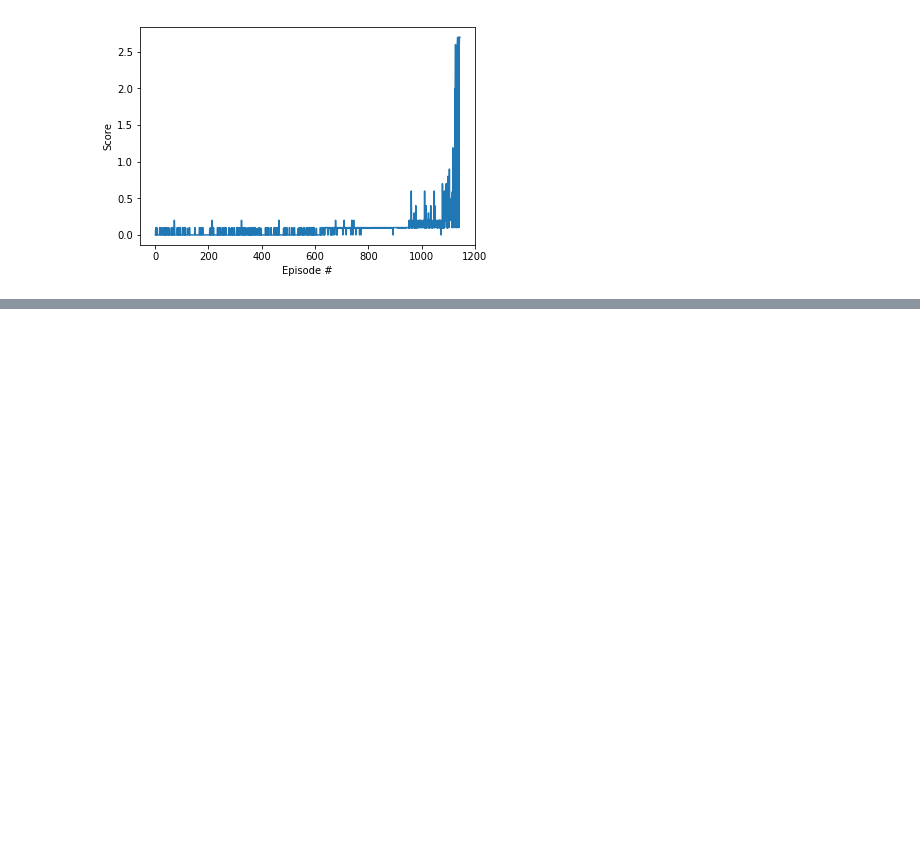
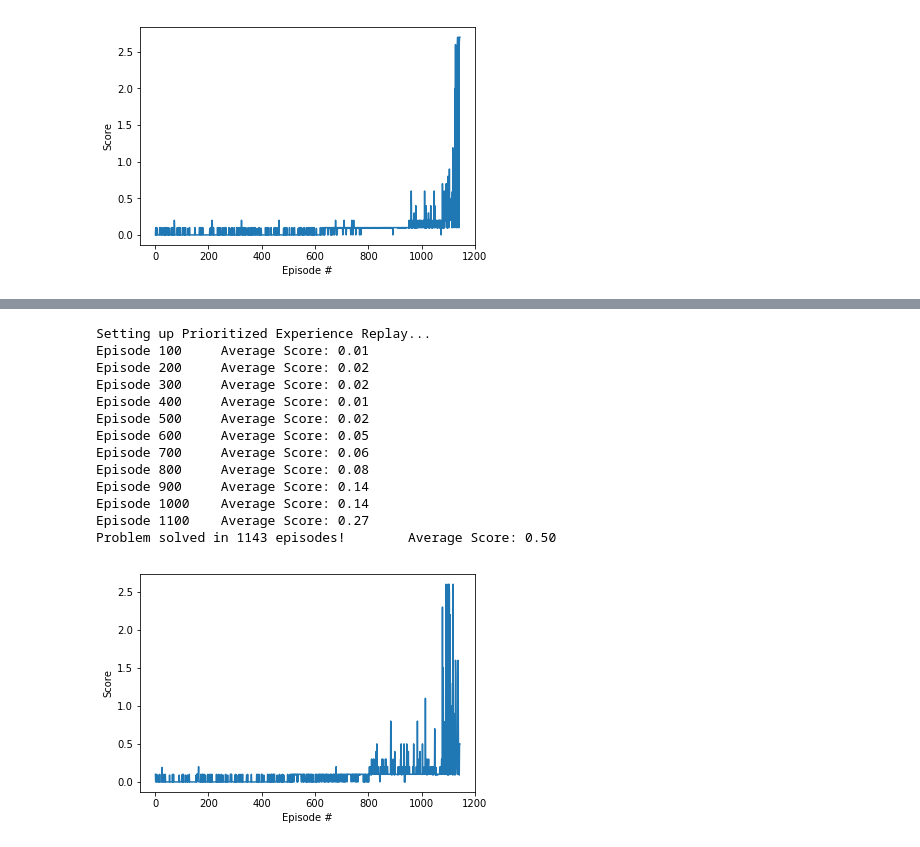
Before and after one commit to framarbon/udacity-tennis, a Jupyter notebook: Tennis.ipynb, the cells around one changed output, grey strips where cells are left out. Cells and saved outputs as stored; diff of their text form; code cells hidden in the pictures; blank space fills up the shorter version.

```diff
--- a/Tennis.ipynb
+++ b/Tennis.ipynb
@@ -180,0 +199,24 @@ Problem solved in 1143 episodes!        Average Score: 0.52
+# %%
+from per_ddpg_agent import PDDPG
+
+config = default_config()
+config.batch_size = 1024
+config.bn_active = True
+pddpg = PDDPG(state_size, action_size, config)
+scores = run_agent(pddpg, n_episodes=5000, random_episodes = 500)
+plot_scores(scores)
+# %% [output]
+Setting up Prioritized Experience Replay...
+Episode 100     Average Score: 0.01
+Episode 200     Average Score: 0.02
+Episode 300     Average Score: 0.02
+Episode 400     Average Score: 0.01
+Episode 500     Average Score: 0.02
+Episode 600     Average Score: 0.05
+Episode 700     Average Score: 0.06
+Episode 800     Average Score: 0.08
+Episode 900     Average Score: 0.14
+Episode 1000    Average Score: 0.14
+Episode 1100    Average Score: 0.27
+Problem solved in 1143 episodes!        Average Score: 0.50
+[figure, added]
```
Also changed, not shown: parts of 13 cells of this notebook, 19 other files.
